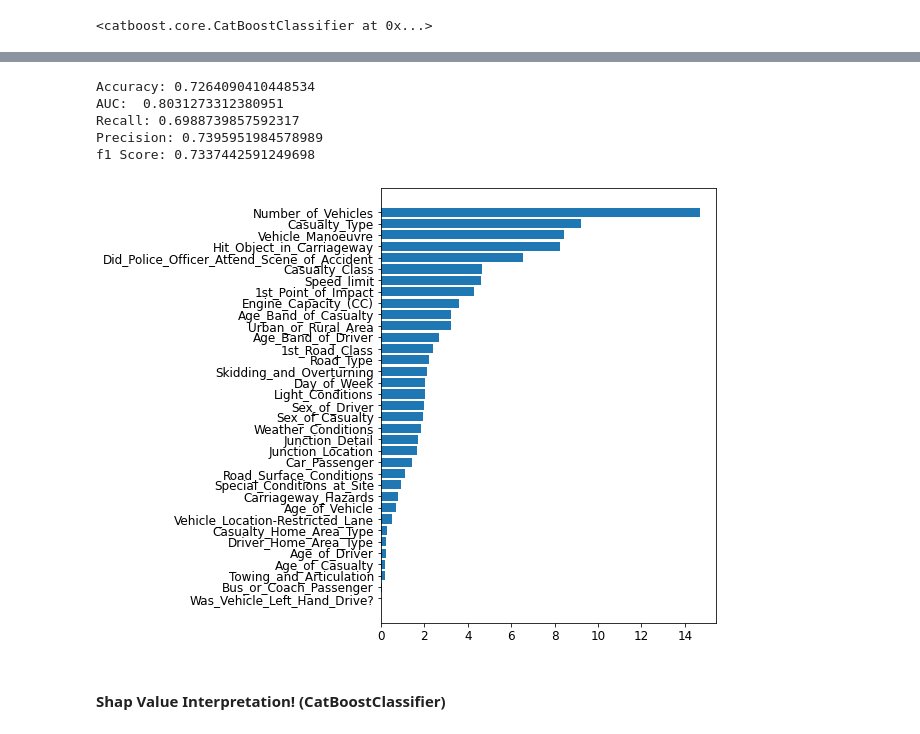
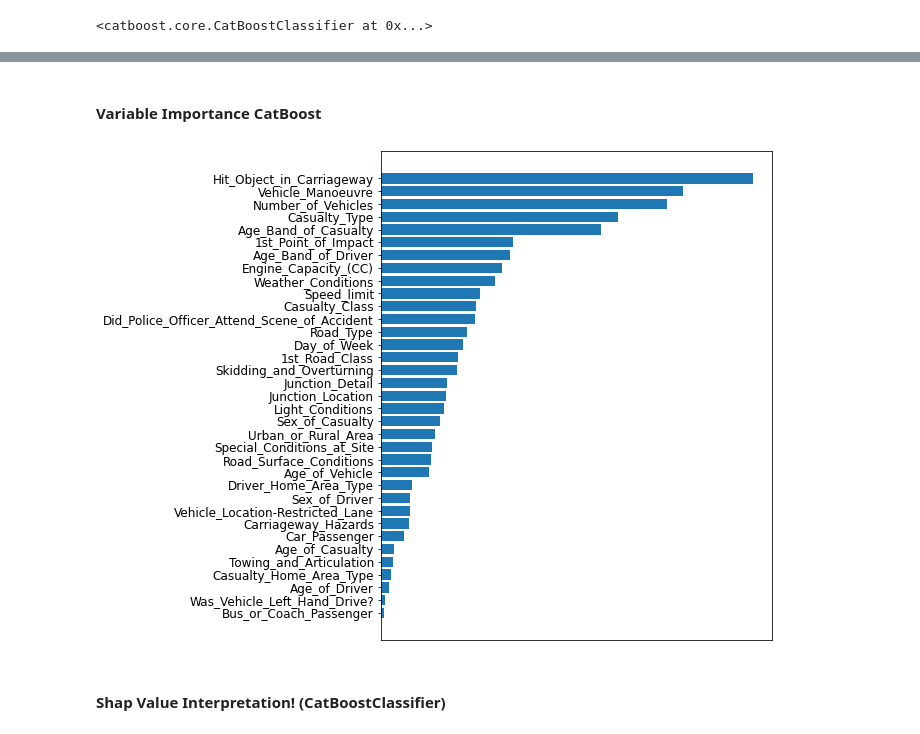
Before and after one commit to ChenTaHung/Business-Data-Analytics, a Jupyter notebook: Business_Data_Analytics_Model_Training.ipynb, the cells around one changed output, grey strips where cells are left out. Drawn from its saved outputs; the diff is of its cells as text; code cells hidden in the pictures.

```diff
--- a/Business_Data_Analytics_Model_Training.ipynb
+++ b/Business_Data_Analytics_Model_Training.ipynb
@@ -225,7 +215,7 @@ catboost_model = CatBoostClassifier(iterations=1000,
                                     custom_metric = "AUC",
                                     learning_rate = 0.1,
                                     bootstrap_type = "Bayesian",
-                                    depth = 5,
+                                    depth = 7,
                                     min_data_in_leaf = 1,
                                     task_type = "GPU",
                                     silent = True)
@@ -258,12 +261,5 @@ def Cat_boost_model_Score(estimator) :
-# %%
-# Score!
-Cat_boost_model_Score(catboost_model)
-# %% [output]
-Accuracy: 0.7264090410448534
-AUC:  0.8031273312380951
-Recall: 0.6988739857592317
-Precision: 0.7395951984578989
-f1 Score: 0.7337442591249698
+# %% [markdown]
+#### Variable Importance CatBoost
 # %%
 import matplotlib.pyplot as plt
 # %%
@@ -271,12 +270,14 @@ VarImpShap = catboost_model.get_feature_importance(data = train_pool, type="Shap
 VarImp = catboost_model.get_feature_importance(data = train_pool)
 CatVarImpDF = pd.DataFrame({"Feature" : catrainX.columns, "Importance" : VarImp})
 # %%
-plt.figure(figsize=(6,8))
+plt.figure(figsize=(7,9))
 plt.barh(CatVarImpDF.sort_values(by="Importance")["Feature"], CatVarImpDF.sort_values(by="Importance")["Importance"])
 plt.tick_params(labelsize=12)
+plt.xticks([])
+plt.title("Feature Importance")
 plt.show()
 # %% [output]
-[figure, old version]
+[figure, new version]
 # %% [markdown]
 #### Shap Value Interpretation! (CatBoostClassifier)
 # %%
```
Also changed, not shown: parts of 32 cells of this notebook.
